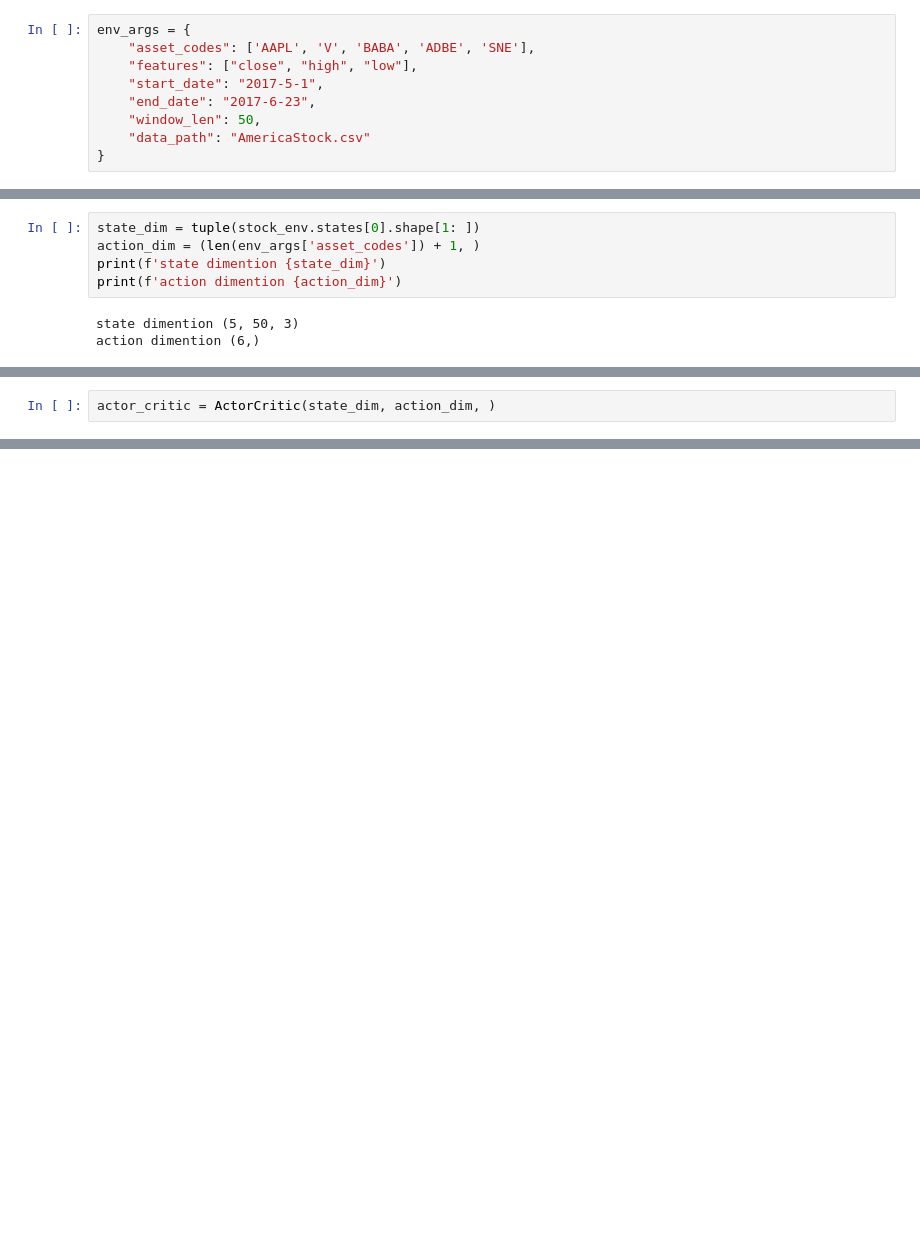
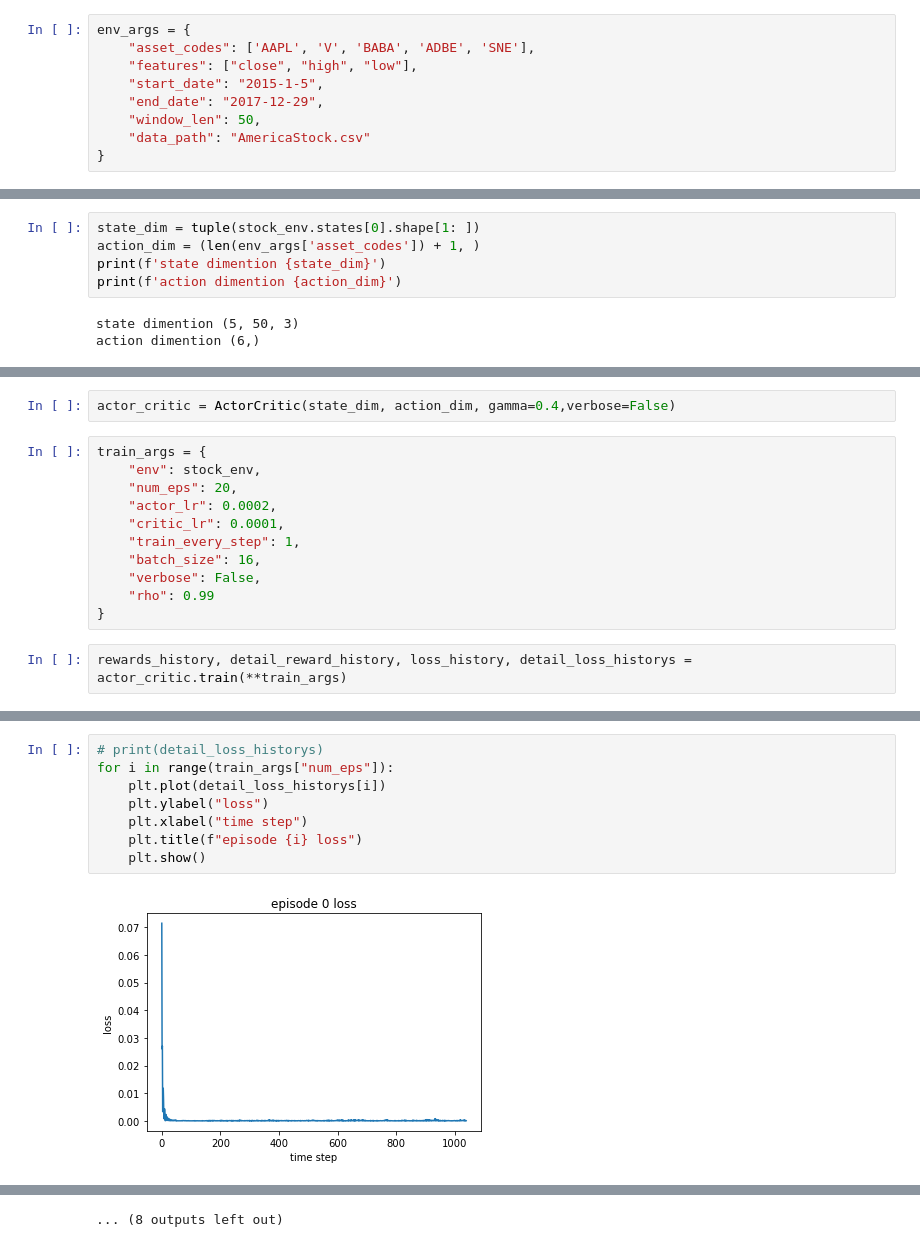
Before and after one commit to XimingFeng/ddpg-stock, a Jupyter notebook: DDPGTest2.ipynb, the cells around one changed output, grey strips where cells are left out. Cells and saved outputs as stored; diff of their text form; blank space fills up the shorter version.

```diff
--- a/DDPGTest2.ipynb
+++ b/DDPGTest2.ipynb
@@ -12,8 +17,8 @@ import tensorflow as tf
 env_args = {
     "asset_codes": ['AAPL', 'V', 'BABA', 'ADBE', 'SNE'],
     "features": ["close", "high", "low"],
-    "start_date": "2017-5-1",
-    "end_date": "2017-6-23",
+    "start_date": "2015-1-5",
+    "end_date": "2017-12-29",
     "window_len": 50,
     "data_path": "AmericaStock.csv"
 }
@@ -34,2 +55,15 @@ action dimention (6,)
 # %%
-actor_critic = ActorCritic(state_dim, action_dim, )
+actor_critic = ActorCritic(state_dim, action_dim, gamma=0.4,verbose=False)
+# %%
+train_args = {
+    "env": stock_env,
+    "num_eps": 20,
+    "actor_lr": 0.0002,
+    "critic_lr": 0.0001,
+    "train_every_step": 1,
+    "batch_size": 16,
+    "verbose": False,
+    "rho": 0.99
+}
+# %%
+rewards_history, detail_reward_history, loss_history, detail_loss_historys = actor_critic.train(**train_args)
@@ -35,0 +91,10 @@ actor_critic = ActorCritic(state_dim, action_dim, )
+# %%
+# print(detail_loss_historys)
+for i in range(train_args["num_eps"]):
+    plt.plot(detail_loss_historys[i])
+    plt.ylabel("loss")
+    plt.xlabel("time step")
+    plt.title(f"episode {i} loss")
+    plt.show()
+# %% [output]
+[figure, added]
@@ -35,0 +112 @@ actor_critic = ActorCritic(state_dim, action_dim, )
+... (8 outputs left out)
```
Also changed, not shown: parts of 10 cells of this notebook, 5 other files.
